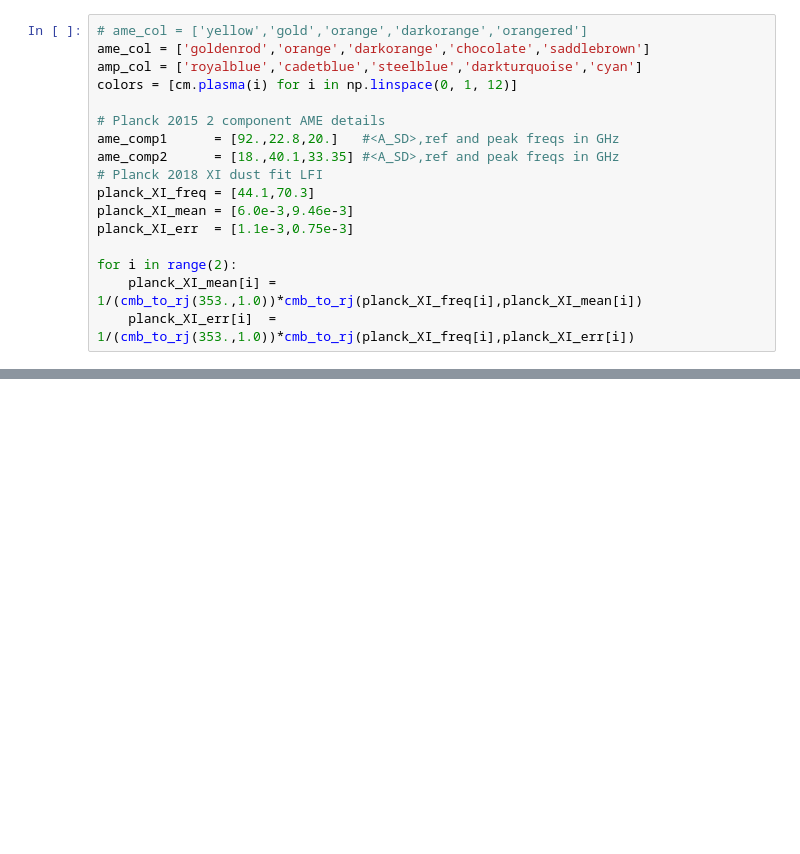
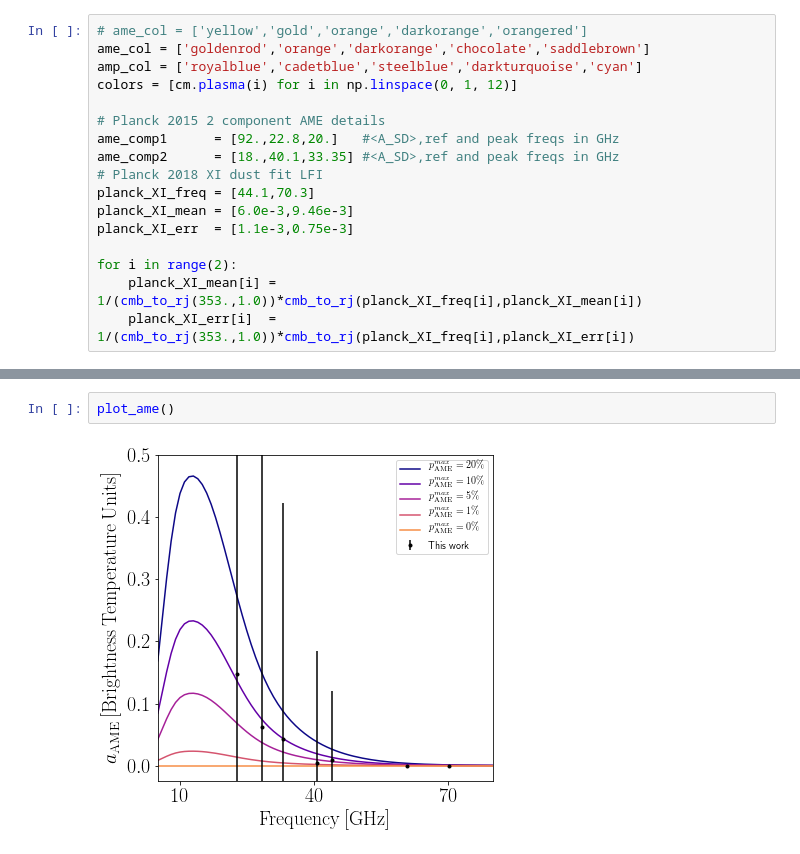
Before and after one commit to hermda02/dang, a Jupyter notebook: scripts/sed_plotter.ipynb, the cells around one changed output, grey strips where cells are left out. Cells and saved outputs as stored; diff of their text form; blank space fills up the shorter version.

```diff
--- a/scripts/sed_plotter.ipynb
+++ b/scripts/sed_plotter.ipynb
@@ -357,0 +425,4 @@ Max(pmax):  21.053053053053052
+# %%
+plot_ame()
+# %% [output]
+[figure, added]
```
Also changed, not shown: parts of 6 cells of this notebook.
